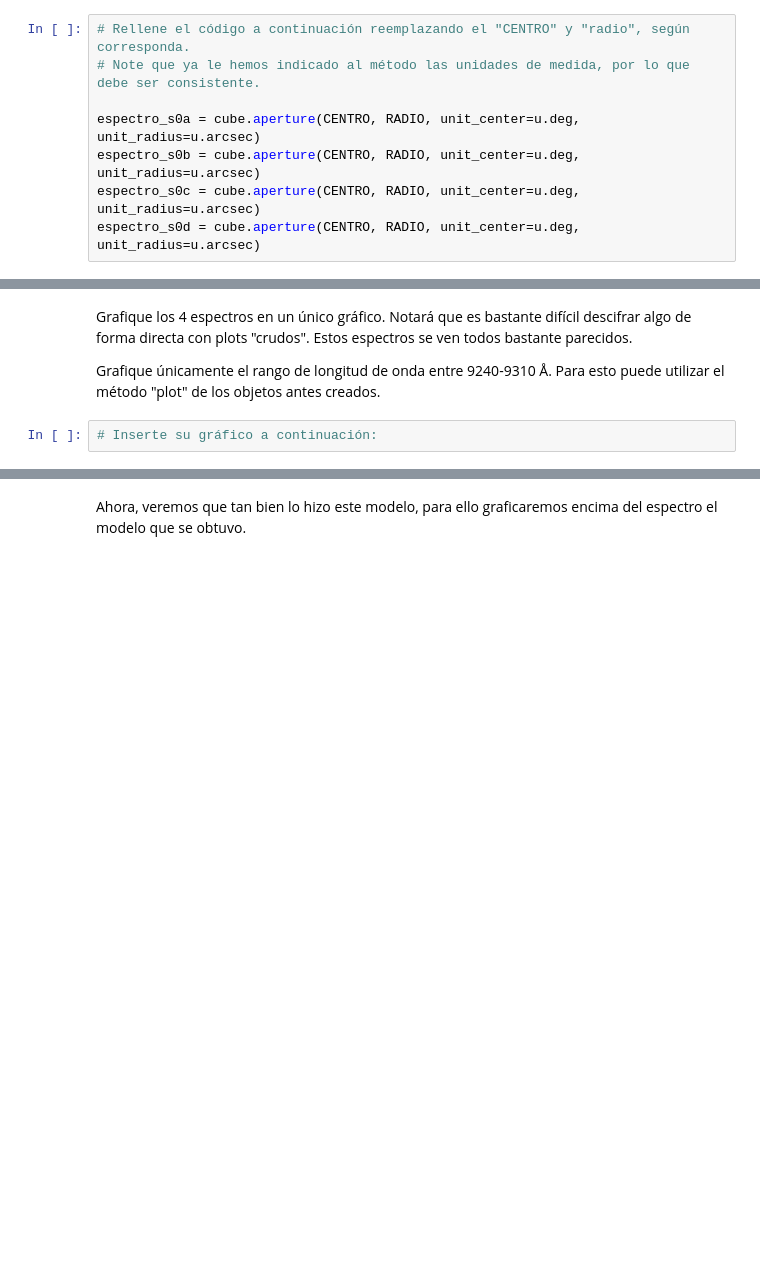
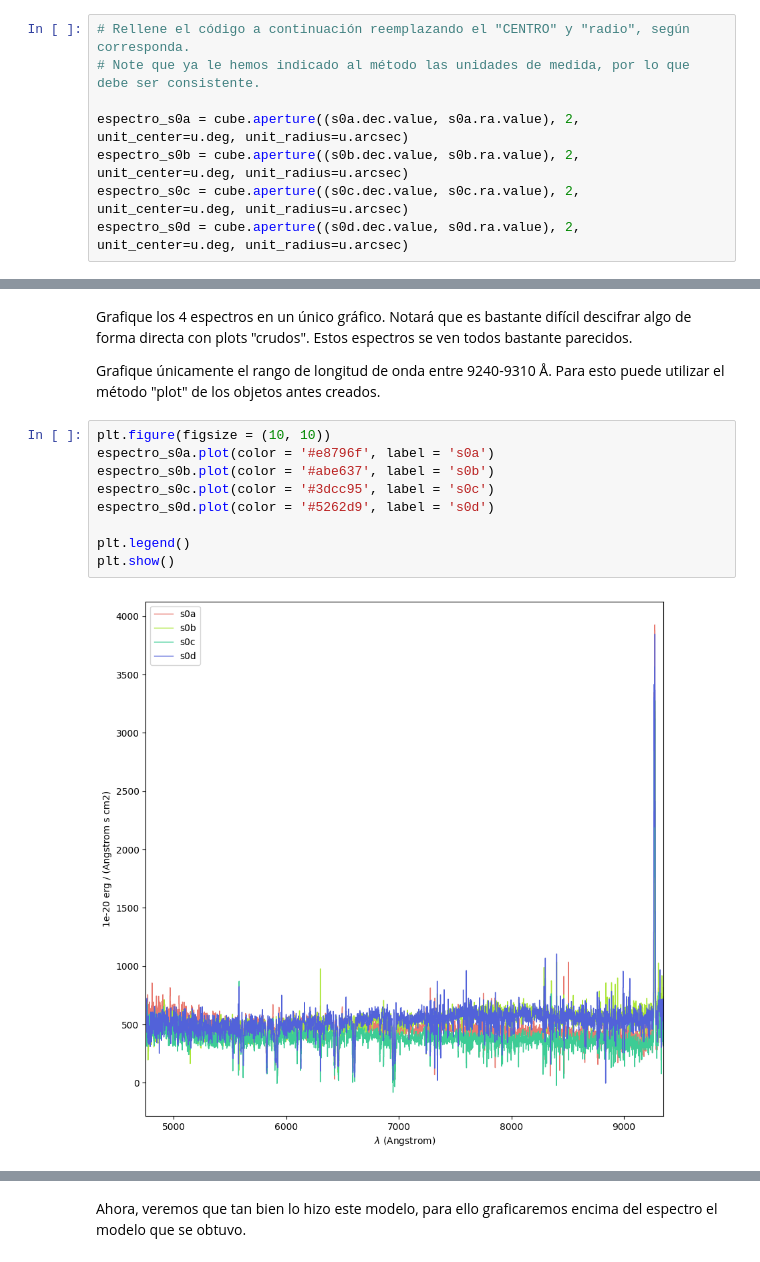
Before and after one commit to CrushinAngel/Tarea-4, a Jupyter notebook: Tarea4.ipynb, the cells around one changed output, grey strips where cells are left out. Saved outputs shown, nothing was run; the diff lists cells and outputs as text; blank space fills up the shorter version.

```diff
--- a/Tarea4.ipynb
+++ b/Tarea4.ipynb
@@ -243,7 +254,7 @@ Un pequeño hint: el centro debe ser de la forma (dec, ra) y cada coordenada con
 # Rellene el código a continuación reemplazando el "CENTRO" y "radio", según corresponda.
 # Note que ya le hemos indicado al método las unidades de medida, por lo que debe ser consistente.
 
-espectro_s0a = cube.aperture(CENTRO, RADIO, unit_center=u.deg, unit_radius=u.arcsec)
-espectro_s0b = cube.aperture(CENTRO, RADIO, unit_center=u.deg, unit_radius=u.arcsec)
-espectro_s0c = cube.aperture(CENTRO, RADIO, unit_center=u.deg, unit_radius=u.arcsec)
-espectro_s0d = cube.aperture(CENTRO, RADIO, unit_center=u.deg, unit_radius=u.arcsec)
+espectro_s0a = cube.aperture((s0a.dec.value, s0a.ra.value), 2, unit_center=u.deg, unit_radius=u.arcsec)
+espectro_s0b = cube.aperture((s0b.dec.value, s0b.ra.value), 2, unit_center=u.deg, unit_radius=u.arcsec)
+espectro_s0c = cube.aperture((s0c.dec.value, s0c.ra.value), 2, unit_center=u.deg, unit_radius=u.arcsec)
+espectro_s0d = cube.aperture((s0d.dec.value, s0d.ra.value), 2, unit_center=u.deg, unit_radius=u.arcsec)
@@ -252,5 +272,14 @@ Grafique los 4 espectros en un único gráfico. Notará que es bastante difícil
 
 Grafique únicamente el rango de longitud de onda entre 9240-9310 Å.
 Para esto puede utilizar el método "plot" de los objetos antes creados.
-# %%
-# Inserte su gráfico a continuación:
+# %%
+plt.figure(figsize = (10, 10))
+espectro_s0a.plot(color = '#e8796f', label = 's0a')
+espectro_s0b.plot(color = '#abe637', label = 's0b')
+espectro_s0c.plot(color = '#3dcc95', label = 's0c')
+espectro_s0d.plot(color = '#5262d9', label = 's0d')
+
+plt.legend()
+plt.show()
+# %% [output]
+[figure, added]
```
Also changed, not shown: parts of 16 cells of this notebook.
